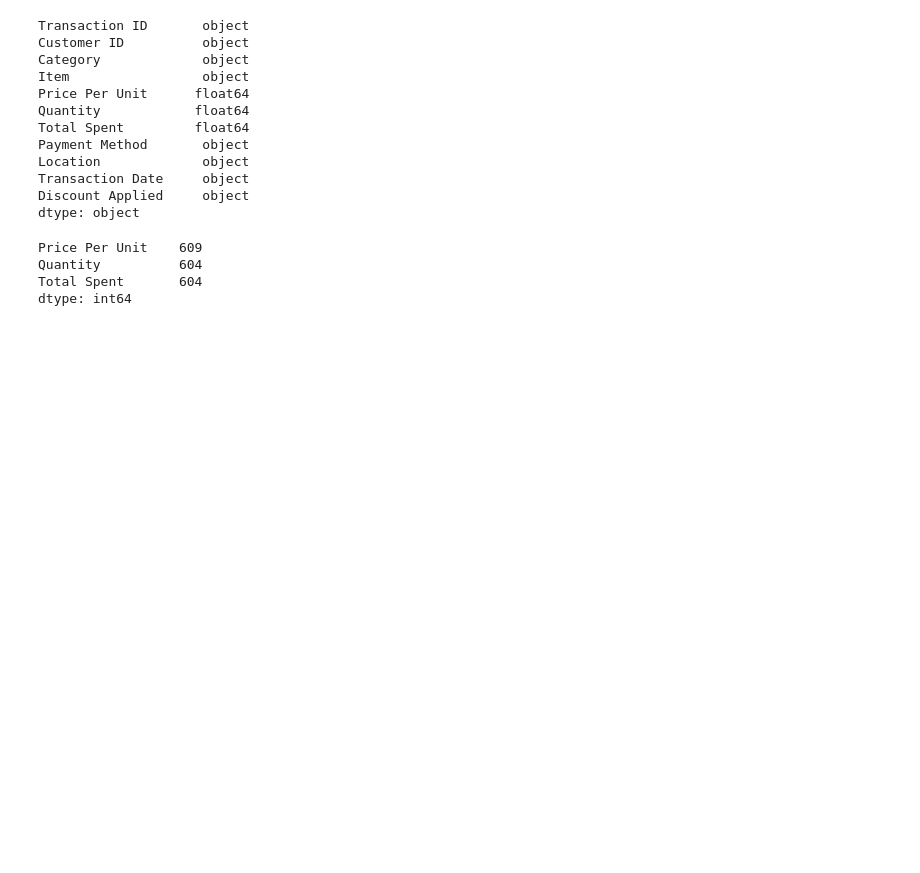
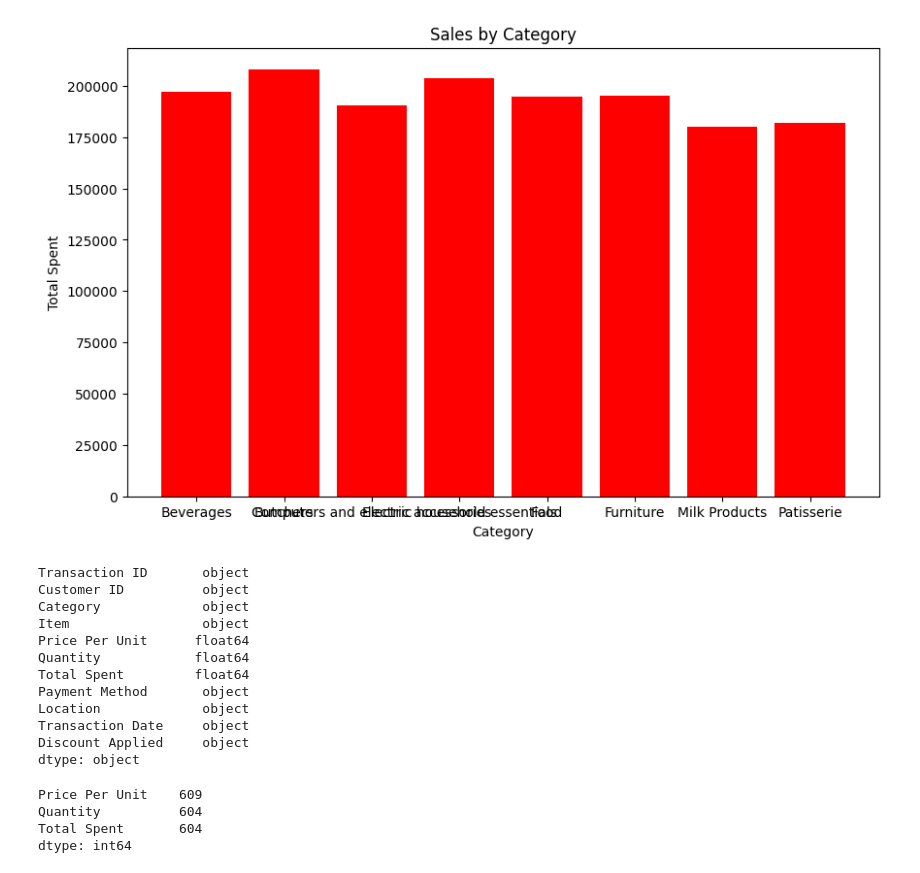
Before and after one commit to salampatel08/retail-sales-analysis, a Jupyter notebook: main.ipynb, the cells around one changed output. Saved outputs shown, nothing was run; the diff lists cells and outputs as text; code cells hidden in the pictures; blank space fills up the shorter version.

```diff
--- a/main.ipynb
+++ b/main.ipynb
@@ -5,3 +4,15 @@ df=pd.read_csv("C:\\Users\\ASUS\\AppData\\Local\\Temp\\7b6c1899-f784-4220-b7e8-1
+# %%
+df=pd.read_csv("C:\\Users\\ASUS\\.vscode\\lib.pr.py\\data\\clean\\retail_sales_cleaned.csv")
+# %%
+Sales_by_category=df.groupby("Category")["Total Spent"].sum()
+plt.figure(figsize=(10,6))
+plt.bar(Sales_by_category.index,Sales_by_category,color="red")
+plt.xlabel("Category")
+plt.ylabel("Total Spent")
+plt.title("Sales by Category")
+plt.show()
+# %% [output]
+[figure, added]
 # %%
 df.dtypes
 # %% [output]
```
Also changed, not shown: parts of 5 cells of this notebook, 5 other files.
